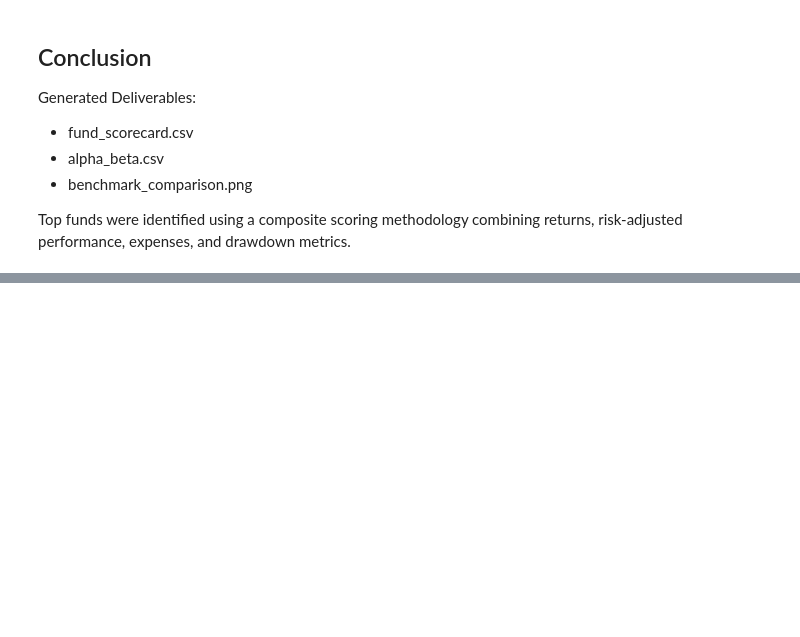
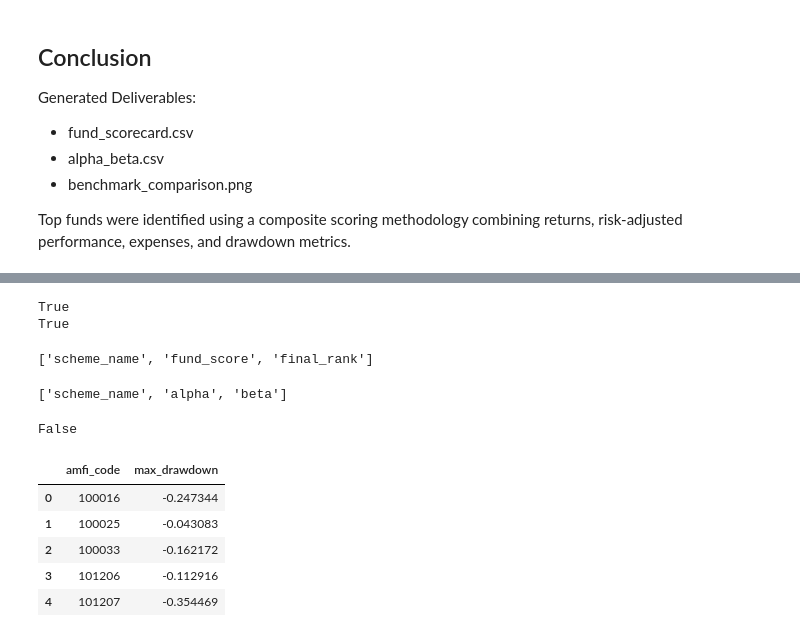
Before and after one commit to Manik-07/mutual-fund-analysis, a Jupyter notebook: notebooks/Performance_Analytics.ipynb, the cells around one changed output, grey strips where cells are left out. Drawn from its saved outputs; the diff is of its cells as text; code cells hidden in the pictures; blank space fills up the shorter version.

```diff
--- a/notebooks/Performance_Analytics.ipynb
+++ b/notebooks/Performance_Analytics.ipynb
@@ -392,0 +430,42 @@ Top funds were identified using a composite scoring methodology combining return
+# %%
+import os
+print(os.path.exists("../reports/fund_scorecard.csv"))
+print(os.path.exists("../reports/alpha_beta.csv"))
+# %% [output]
+True
+True
+# %%
+fund_scorecard.columns.tolist()
+# %% [output]
+['scheme_name', 'fund_score', 'final_rank']
+# %%
+alpha_beta.columns.tolist()
+# %% [output]
+['scheme_name', 'alpha', 'beta']
+# %%
+'max_drawdown' in globals()
+# %% [output]
+False
+# %%
+# Maximum Drawdown
+
+nav_df = nav_df.sort_values(['amfi_code', 'date'])
+
+nav_df['running_max'] = nav_df.groupby('amfi_code')['nav'].cummax()
+nav_df['drawdown'] = nav_df['nav'] / nav_df['running_max'] - 1
+
+max_dd = (
+    nav_df.groupby('amfi_code')['drawdown']
+    .min()
+    .reset_index()
+    .rename(columns={'drawdown': 'max_drawdown'})
+)
+
+max_dd.head()
+# %% [output]
+|  | amfi_code | max_drawdown |
+| 0 | 100016 | -0.247344 |
+| 1 | 100025 | -0.043083 |
+| 2 | 100033 | -0.162172 |
+| 3 | 101206 | -0.112916 |
+| 4 | 101207 | -0.354469 |
```
Also changed, not shown: parts of 38 cells of this notebook, 4 other files.
